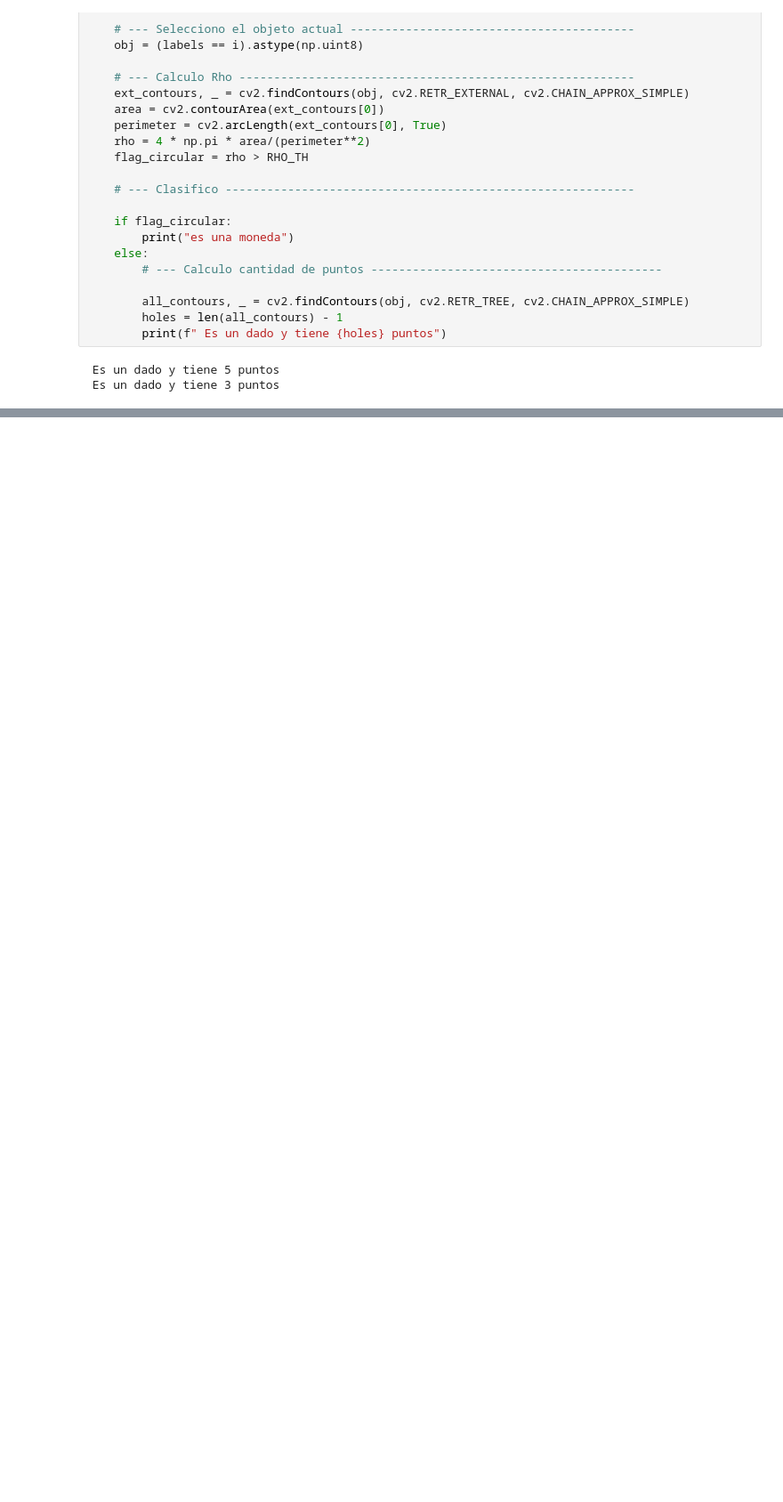
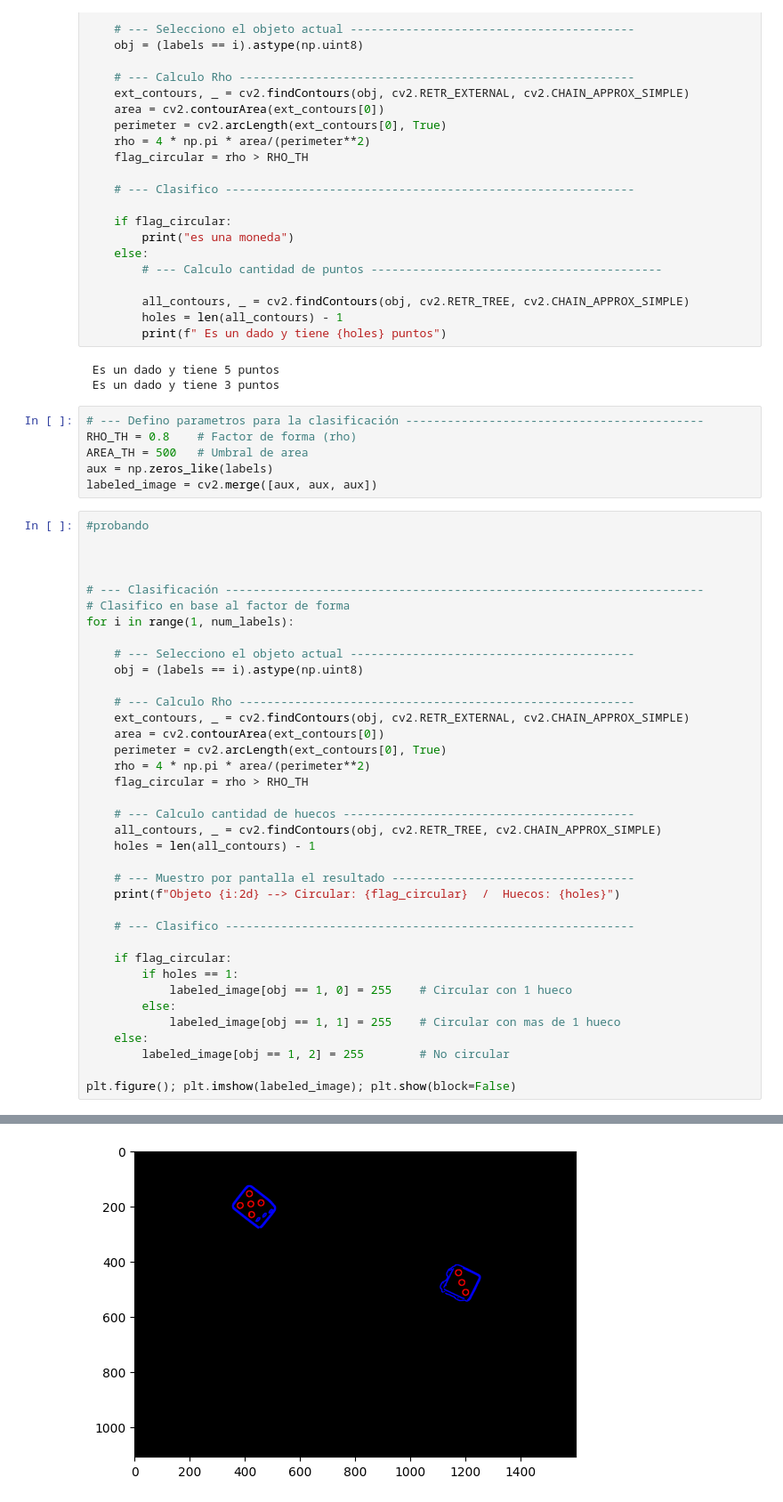
Before and after one commit to augustofarias2/TP2-Imagenes, a Jupyter notebook: ej1C.ipynb, the cells around one changed output, grey strips where cells are left out. Shown: that part at 89% size. Drawn from its saved outputs; the diff is of its cells as text; blank space fills up the shorter version.

```diff
--- a/ej1C.ipynb
+++ b/ej1C.ipynb
@@ -135,3 +138,47 @@ for i in range(1, num_labels):
 # %% [output]
  Es un dado y tiene 5 puntos
  Es un dado y tiene 3 puntos
+# %%
+# --- Defino parametros para la clasificación -------------------------------------------
+RHO_TH = 0.8    # Factor de forma (rho)
+AREA_TH = 500   # Umbral de area
+aux = np.zeros_like(labels)
+labeled_image = cv2.merge([aux, aux, aux])
+# %%
+#probando
+
+
+
+# --- Clasificación ---------------------------------------------------------------------
+# Clasifico en base al factor de forma
+for i in range(1, num_labels):
+
+    # --- Selecciono el objeto actual -----------------------------------------
+    obj = (labels == i).astype(np.uint8)
+
+    # --- Calculo Rho ---------------------------------------------------------
+    ext_contours, _ = cv2.findContours(obj, cv2.RETR_EXTERNAL, cv2.CHAIN_APPROX_SIMPLE)
+    area = cv2.contourArea(ext_contours[0])
+    perimeter = cv2.arcLength(ext_contours[0], True)
+    rho = 4 * np.pi * area/(perimeter**2)
+    flag_circular = rho > RHO_TH
+
+    # --- Calculo cantidad de huecos ------------------------------------------
+    all_contours, _ = cv2.findContours(obj, cv2.RETR_TREE, cv2.CHAIN_APPROX_SIMPLE)
+    holes = len(all_contours) - 1
+
+    # --- Muestro por pantalla el resultado -----------------------------------
+    print(f"Objeto {i:2d} --> Circular: {flag_circular}  /  Huecos: {holes}")
+
+    # --- Clasifico -----------------------------------------------------------
+
+    if flag_circular:
+        if holes == 1:
+            labeled_image[obj == 1, 0] = 255    # Circular con 1 hueco
+        else:
+            labeled_image[obj == 1, 1] = 255    # Circular con mas de 1 hueco
+    else:
+        labeled_image[obj == 1, 2] = 255        # No circular
+
+plt.figure(); plt.imshow(labeled_image); plt.show(block=False)
+# %% [output]
@@ -137,0 +200 @@ for i in range(1, num_labels):
+[figure, added]
```
Also changed, not shown: parts of 3 cells of this notebook.
